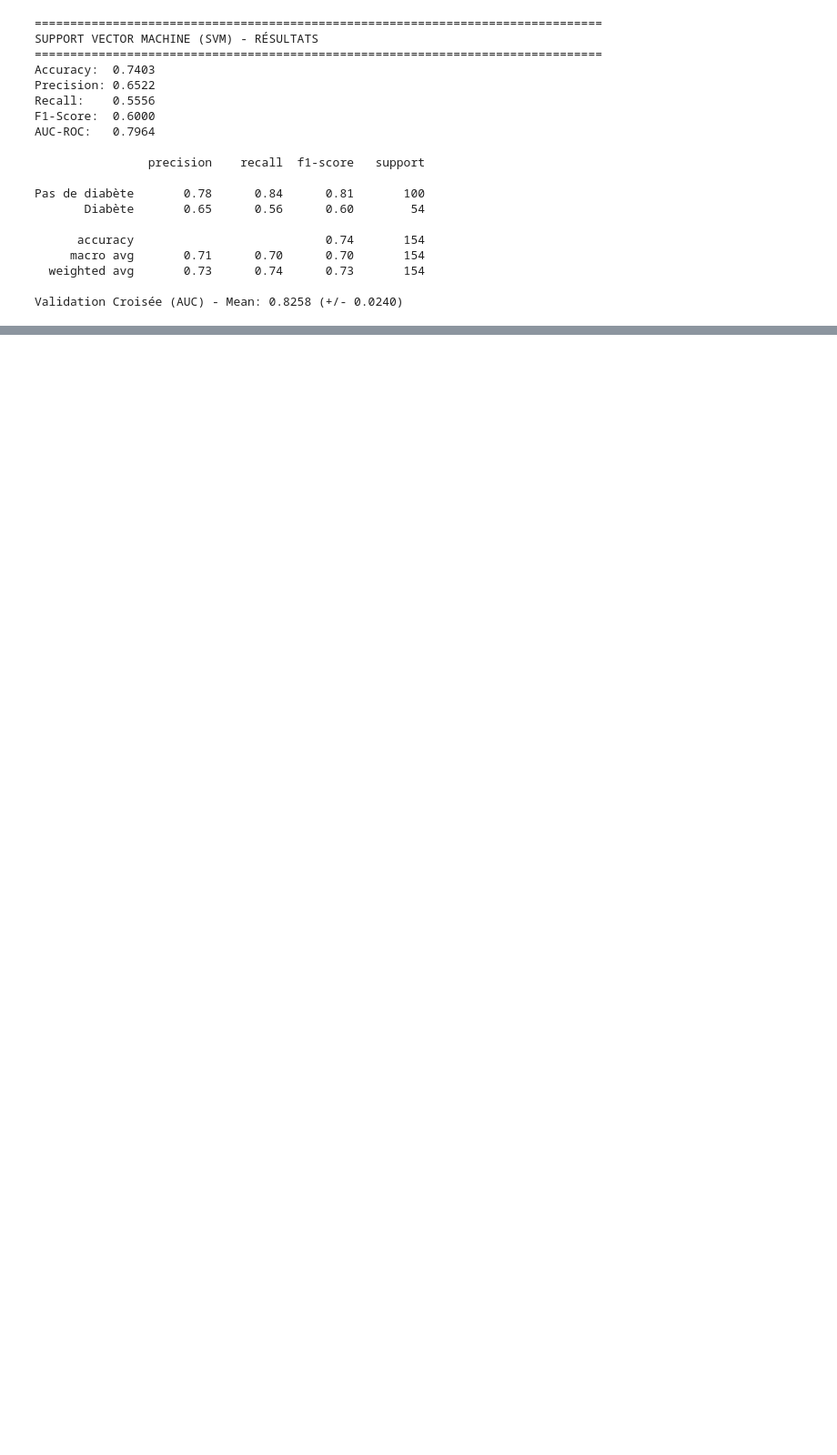
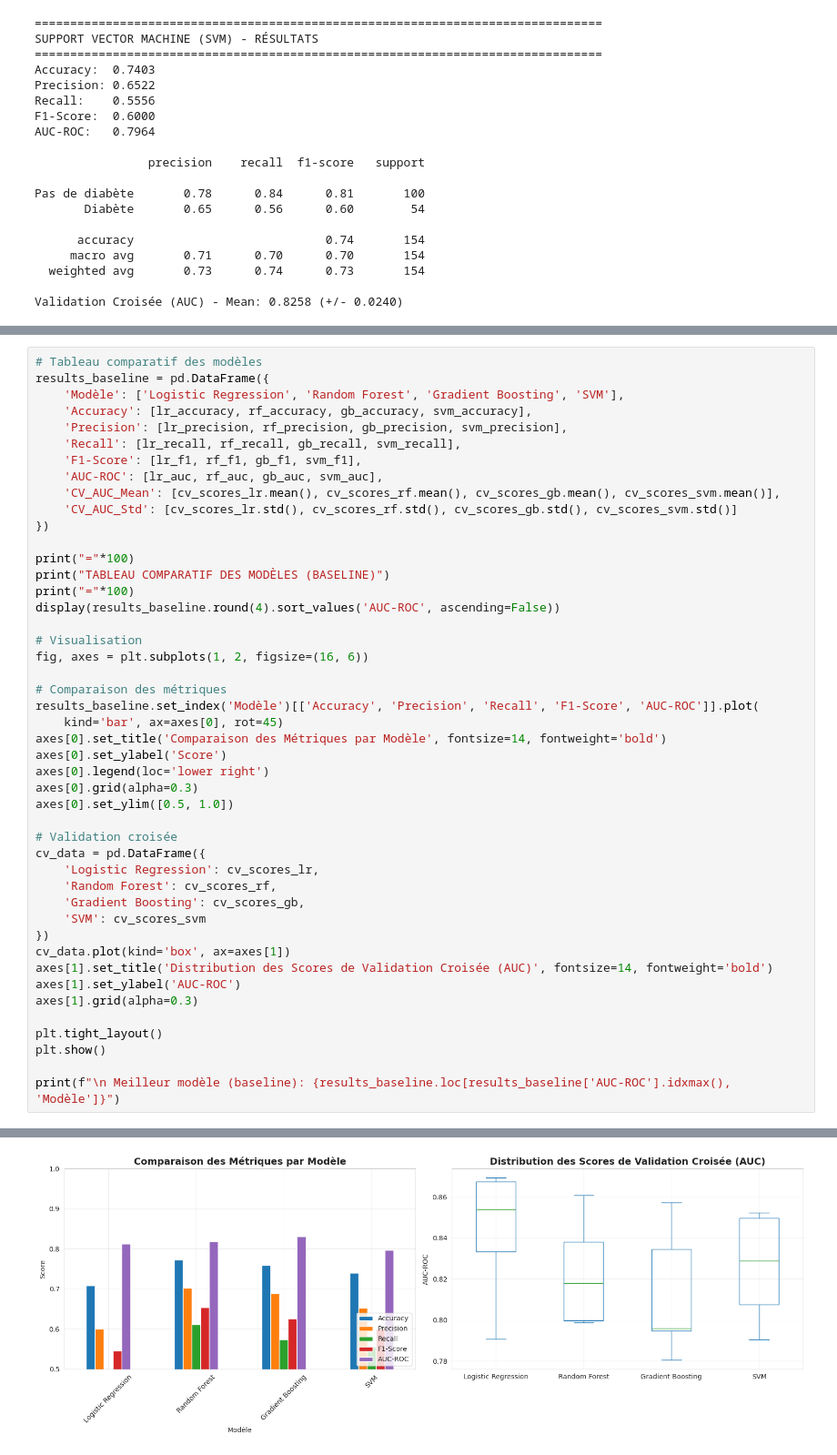
Before and after one commit to anonyme56/ProjetProgrammationDiabete, a Jupyter notebook: TP_Prog_indian_diabete.ipynb, the cells around one changed output, grey strips where cells are left out. Shown at 91% size. Saved outputs shown, nothing was run; the diff lists cells and outputs as text; blank space fills up the shorter version.

Commit message:
Comparaison des performances des différents modèles

```diff
--- a/TP_Prog_indian_diabete.ipynb
+++ b/TP_Prog_indian_diabete.ipynb
@@ -937,0 +942,47 @@ Validation Croisée (AUC) - Mean: 0.8258 (+/- 0.0240)
+# %%
+# Tableau comparatif des modèles
+results_baseline = pd.DataFrame({
+    'Modèle': ['Logistic Regression', 'Random Forest', 'Gradient Boosting', 'SVM'],
+    'Accuracy': [lr_accuracy, rf_accuracy, gb_accuracy, svm_accuracy],
+    'Precision': [lr_precision, rf_precision, gb_precision, svm_precision],
+    'Recall': [lr_recall, rf_recall, gb_recall, svm_recall],
+    'F1-Score': [lr_f1, rf_f1, gb_f1, svm_f1],
+    'AUC-ROC': [lr_auc, rf_auc, gb_auc, svm_auc],
+    'CV_AUC_Mean': [cv_scores_lr.mean(), cv_scores_rf.mean(), cv_scores_gb.mean(), cv_scores_svm.mean()],
+    'CV_AUC_Std': [cv_scores_lr.std(), cv_scores_rf.std(), cv_scores_gb.std(), cv_scores_svm.std()]
+})
+
+print("="*100)
+print("TABLEAU COMPARATIF DES MODÈLES (BASELINE)")
+print("="*100)
+display(results_baseline.round(4).sort_values('AUC-ROC', ascending=False))
+
+# Visualisation
+fig, axes = plt.subplots(1, 2, figsize=(16, 6))
+
+# Comparaison des métriques
+results_baseline.set_index('Modèle')[['Accuracy', 'Precision', 'Recall', 'F1-Score', 'AUC-ROC']].plot(
+    kind='bar', ax=axes[0], rot=45)
+axes[0].set_title('Comparaison des Métriques par Modèle', fontsize=14, fontweight='bold')
+axes[0].set_ylabel('Score')
+axes[0].legend(loc='lower right')
+axes[0].grid(alpha=0.3)
+axes[0].set_ylim([0.5, 1.0])
+
+# Validation croisée
+cv_data = pd.DataFrame({
+    'Logistic Regression': cv_scores_lr,
+    'Random Forest': cv_scores_rf,
+    'Gradient Boosting': cv_scores_gb,
+    'SVM': cv_scores_svm
+})
+cv_data.plot(kind='box', ax=axes[1])
+axes[1].set_title('Distribution des Scores de Validation Croisée (AUC)', fontsize=14, fontweight='bold')
+axes[1].set_ylabel('AUC-ROC')
+axes[1].grid(alpha=0.3)
+
+plt.tight_layout()
+plt.show()
+
+print(f"\n Meilleur modèle (baseline): {results_baseline.loc[results_baseline['AUC-ROC'].idxmax(), 'Modèle']}")
+# %% [output]
@@ -937,0 +997 @@ Validation Croisée (AUC) - Mean: 0.8258 (+/- 0.0240)
+[figure, added]
```
Also changed, not shown: parts of 2 cells of this notebook.
